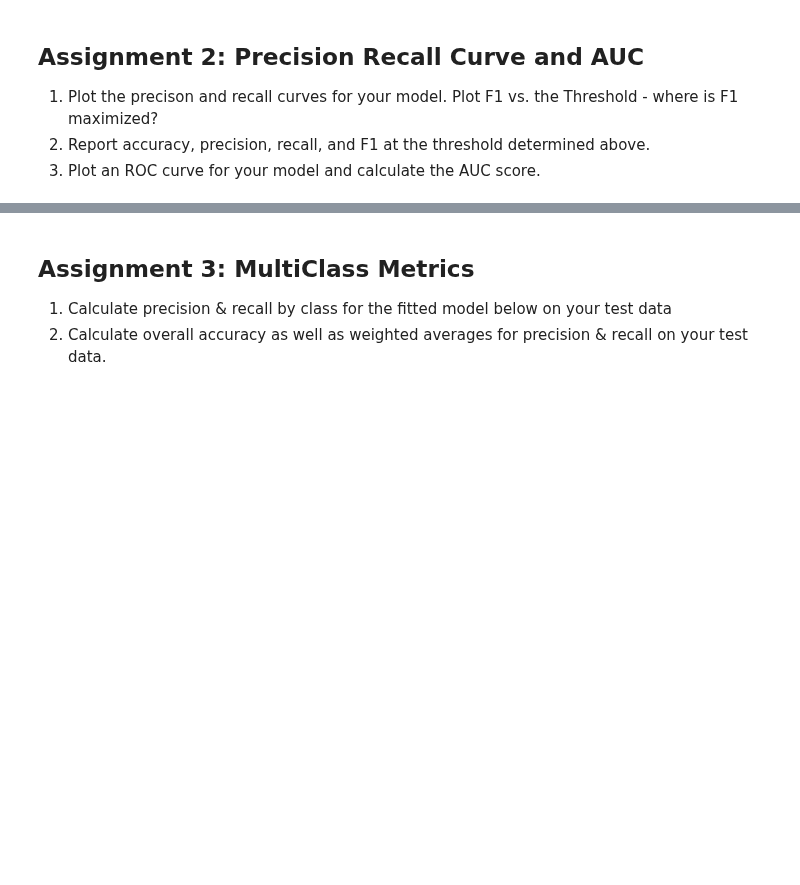
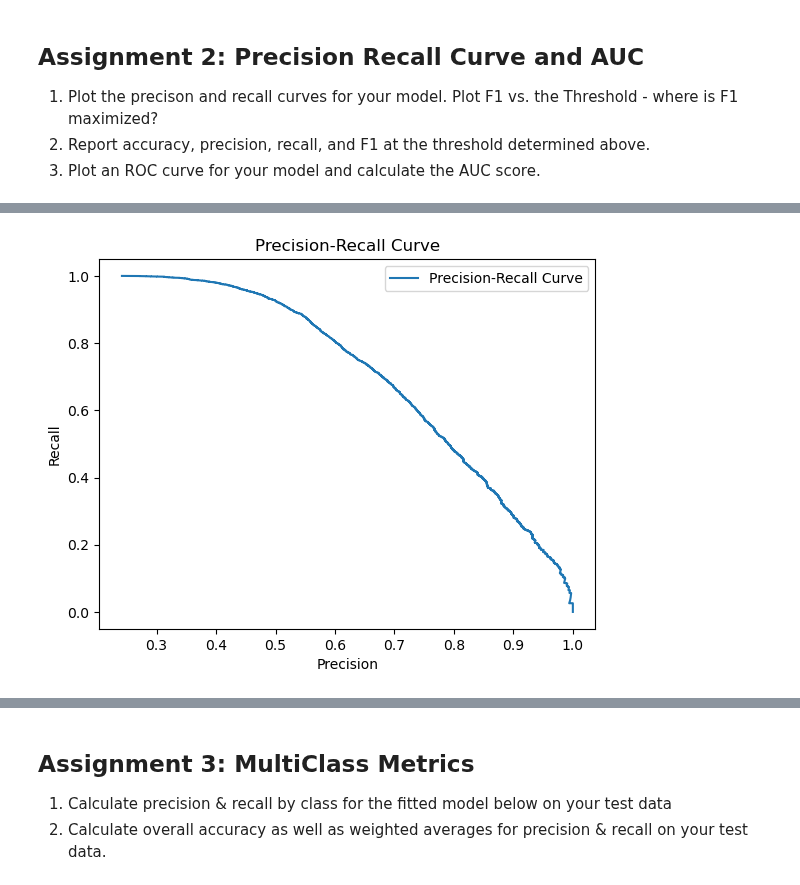
Before and after one commit to Camiloesp/PythonDataScience_SupervisedML, a Jupyter notebook: Classification_Modeling/Assignments/04_metrics_assignments.ipynb, the cells around one changed output, grey strips where cells are left out. Saved outputs shown, nothing was run; the diff lists cells and outputs as text; code cells hidden in the pictures; blank space fills up the shorter version.

```diff
--- a/Classification_Modeling/Assignments/04_metrics_assignments.ipynb
+++ b/Classification_Modeling/Assignments/04_metrics_assignments.ipynb
@@ -73,0 +89,10 @@ f1_score(y_test, lr.predict(X_test))
+# %%
+# Alternate view
+plt.plot(p_curve[:-1], r_curve[:-1], label='Precision-Recall Curve')
+plt.xlabel('Precision')
+plt.ylabel('Recall')
+plt.legend()
+plt.title('Precision-Recall Curve')
+plt.show()
+# %% [output]
+[figure, added]
```
Also changed, not shown: parts of 5 cells of this notebook, 1 other file.
